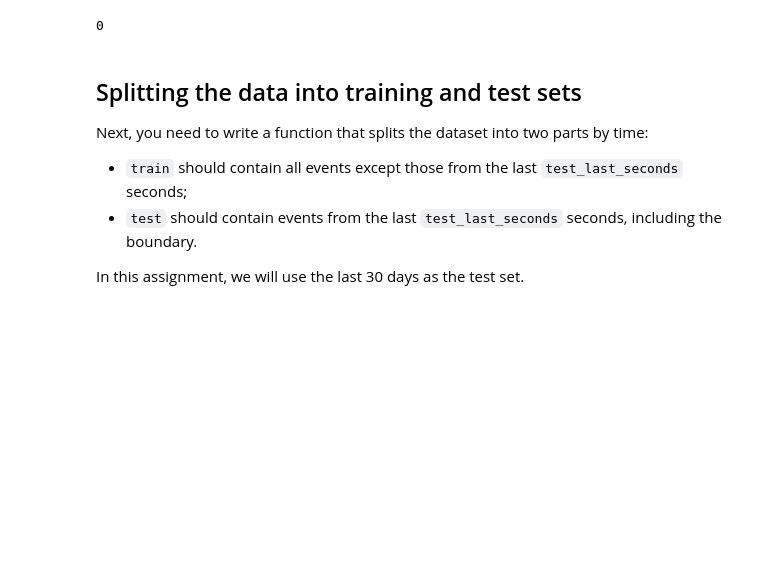
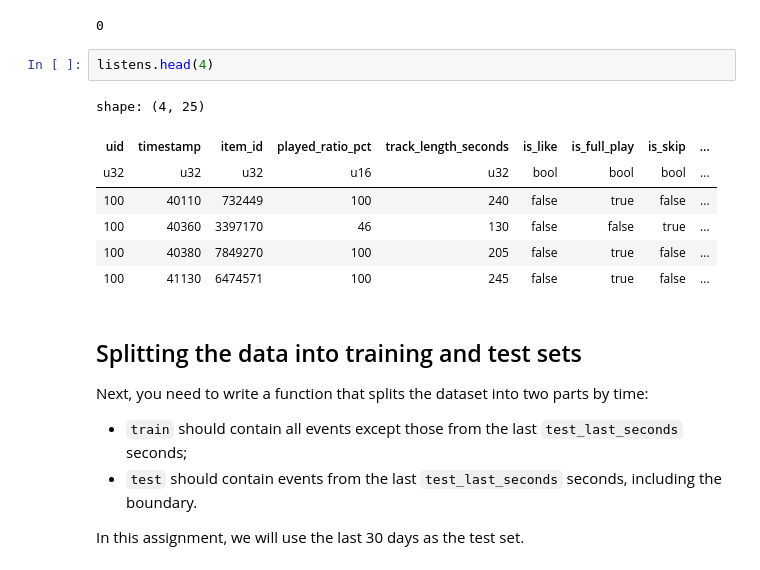
Before and after one commit to lapshinaaa/recsys-tasks, a Jupyter notebook: DeepRecSys3.ipynb, the cells around one changed output. Drawn from its saved outputs; the diff is of its cells as text; blank space fills up the shorter version.

```diff
--- a/DeepRecSys3.ipynb
+++ b/DeepRecSys3.ipynb
@@ -285,6 +285,16 @@ gc.collect()
 # %% [output]
 All good! :)
 0
+# %%
+listens.head(4)
+# %% [output]
+shape: (4, 25)
+| uid | timestamp | item_id | played_ratio_pct | track_length_seconds | is_like | is_full_play | is_skip | ... |
+| u32 | u32 | u32 | u16 | u32 | bool | bool | bool | ... |
+| 100 | 40110 | 732449 | 100 | 240 | false | true | false | ... |
+| 100 | 40360 | 3397170 | 46 | 130 | false | false | true | ... |
+| 100 | 40380 | 7849270 | 100 | 205 | false | true | false | ... |
+| 100 | 41130 | 6474571 | 100 | 245 | false | true | false | ... |
 # %% [markdown]
 ## Splitting the data into training and test sets
 
```
Also changed, not shown: parts of 1 cell of this notebook.
